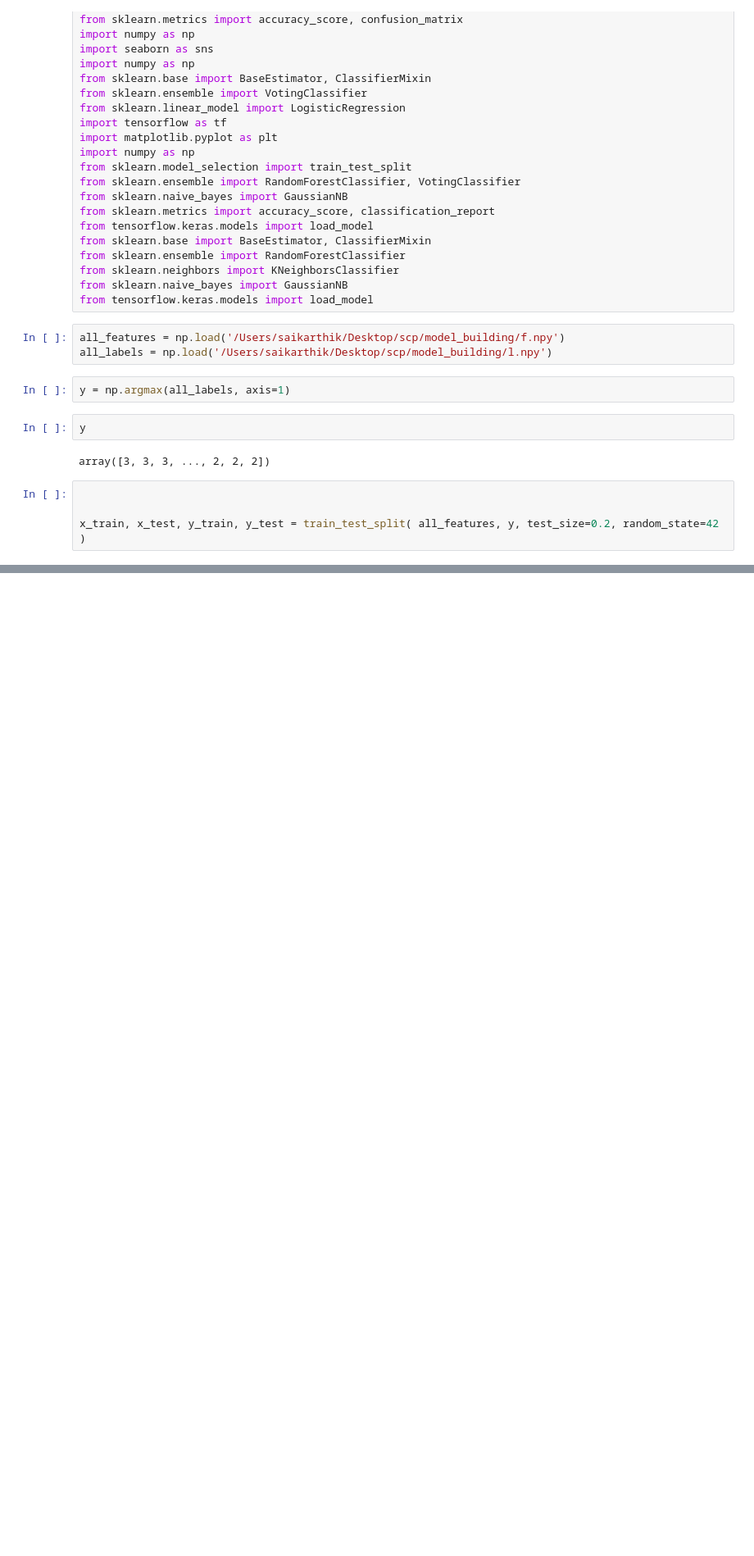
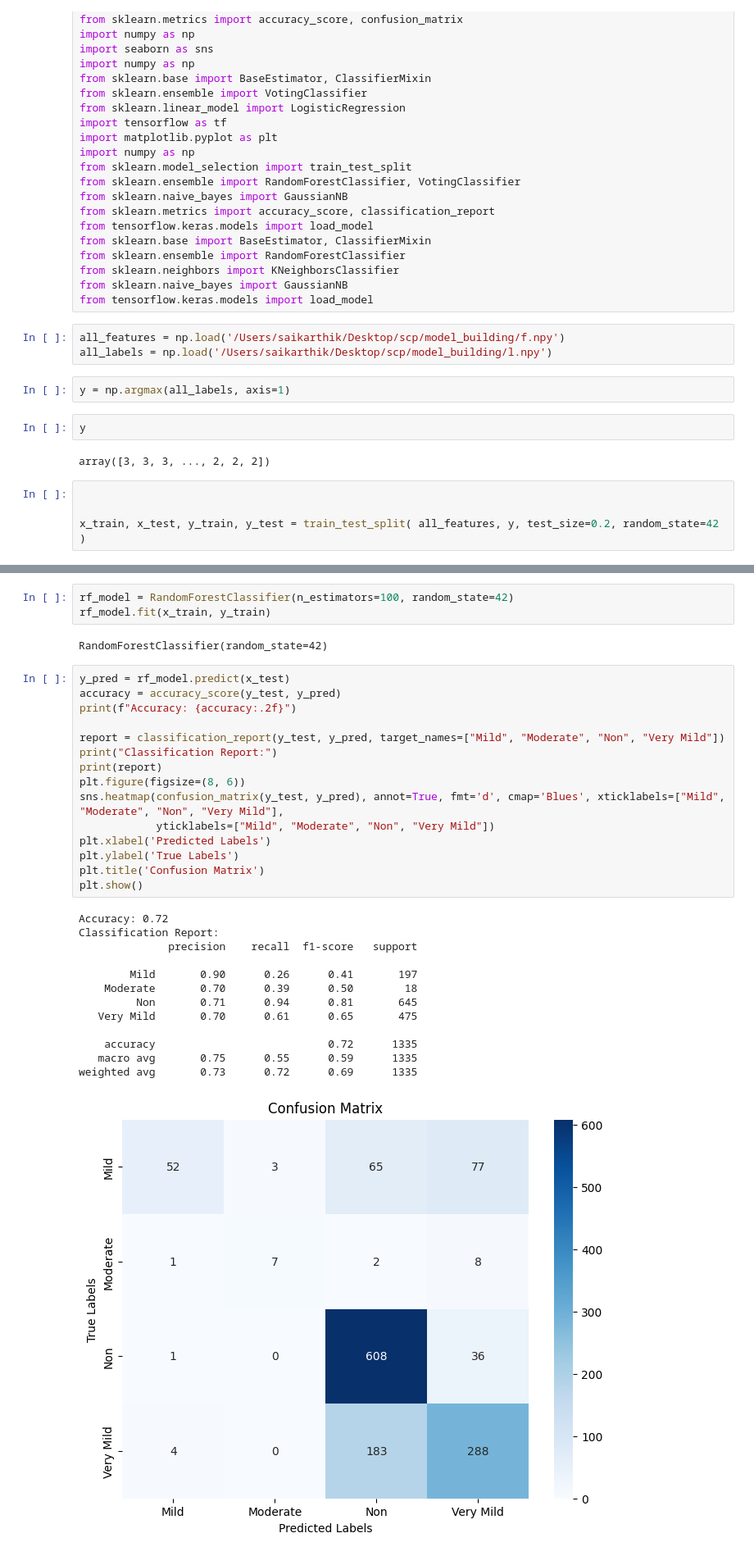
Before and after one commit to sai14karthik/Hybrid-Dementia-Model, a Jupyter notebook: model_building/classifiers.ipynb, the cells around one changed output, grey strips where cells are left out. Shown: that part at 82% size. Cells and saved outputs as stored; diff of their text form; blank space fills up the shorter version.

```diff
--- a/model_building/classifiers.ipynb
+++ b/model_building/classifiers.ipynb
@@ -48,0 +77,34 @@ ann_model = load_model('/Users/saikarthik/Desktop/scp/model_building/best_ann.h5
+# %%
+rf_model = RandomForestClassifier(n_estimators=100, random_state=42)
+rf_model.fit(x_train, y_train)
+# %% [output]
+RandomForestClassifier(random_state=42)
+# %%
+y_pred = rf_model.predict(x_test)
+accuracy = accuracy_score(y_test, y_pred)
+print(f"Accuracy: {accuracy:.2f}")
+
+report = classification_report(y_test, y_pred, target_names=["Mild", "Moderate", "Non", "Very Mild"])
+print("Classification Report:")
+print(report)
+plt.figure(figsize=(8, 6))
+sns.heatmap(confusion_matrix(y_test, y_pred), annot=True, fmt='d', cmap='Blues', xticklabels=["Mild", "Moderate", "Non", "Very Mild"],
+            yticklabels=["Mild", "Moderate", "Non", "Very Mild"])
+plt.xlabel('Predicted Labels')
+plt.ylabel('True Labels')
+plt.title('Confusion Matrix')
+plt.show()
+# %% [output]
+Accuracy: 0.72
+Classification Report:
+              precision    recall  f1-score   support
+
+        Mild       0.90      0.26      0.41       197
+    Moderate       0.70      0.39      0.50        18
+         Non       0.71      0.94      0.81       645
+   Very Mild       0.70      0.61      0.65       475
+
+    accuracy                           0.72      1335
+   macro avg       0.75      0.55      0.59      1335
+weighted avg       0.73      0.72      0.69      1335
+[figure, added]
```
Also changed, not shown: parts of 11 cells of this notebook, 1 other file.
